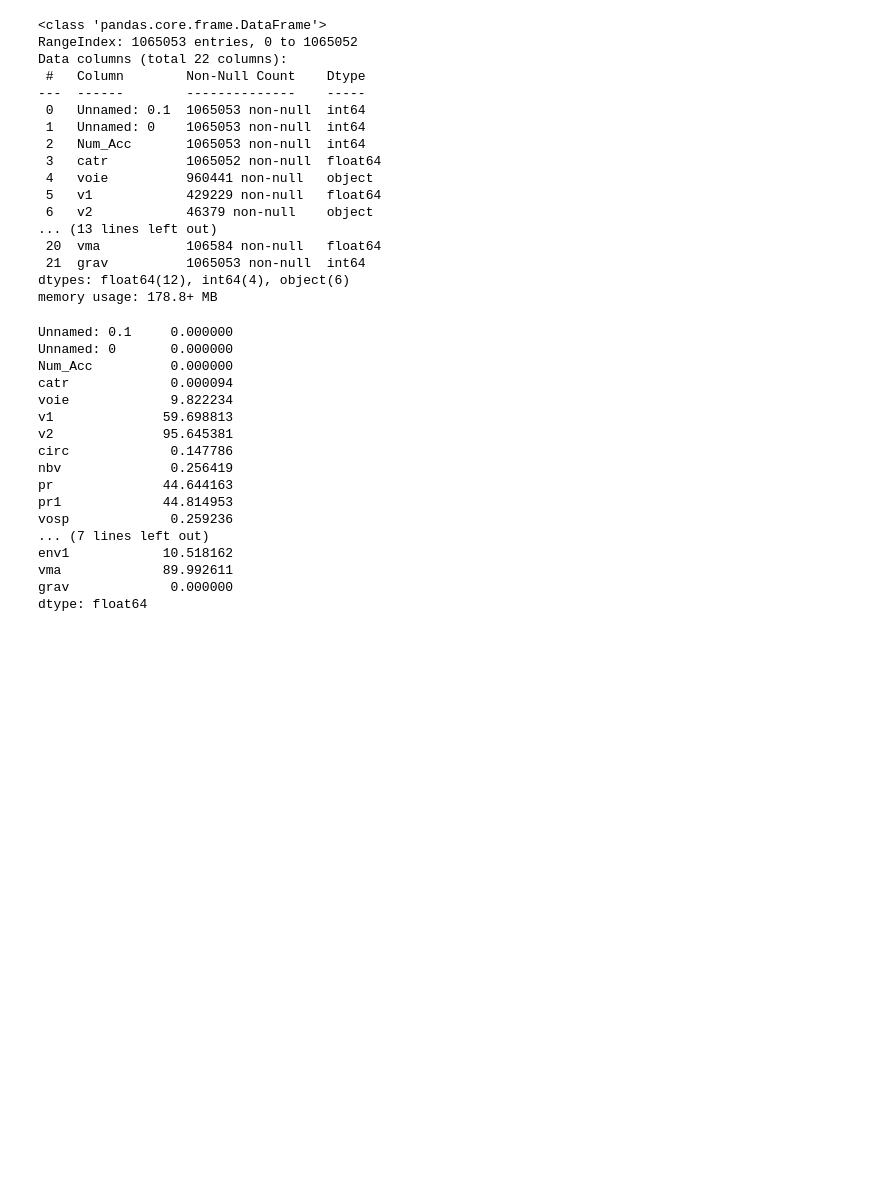
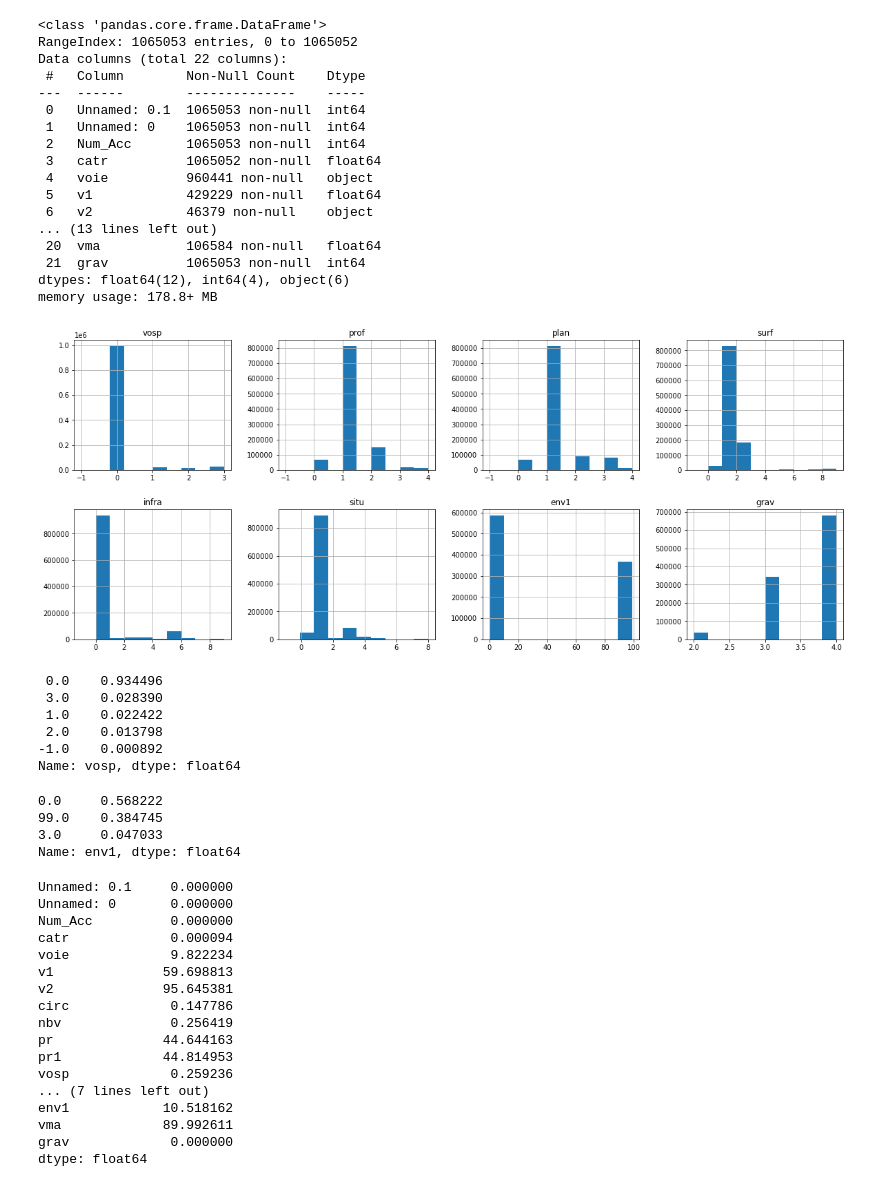
Before and after one commit to YacineHajjiDataScientist/20220814_dsProject, a Jupyter notebook: 20220821_projectDS.ipynb, the cells around one changed output. Cells and saved outputs as stored; diff of their text form; code cells hidden in the pictures; blank space fills up the shorter version.

```diff
--- a/20220821_projectDS.ipynb
+++ b/20220821_projectDS.ipynb
@@ -265,6 +225,27 @@ Data columns (total 22 columns):
  21  grav          1065053 non-null  int64
 dtypes: float64(12), int64(4), object(6)
 memory usage: 178.8+ MB
+# %%
+dfLieux[['vosp', 'prof', 'plan', 'surf', 'infra', 'situ', 'env1', 'grav']].hist(figsize=(20, 8), layout=(2, 4));
+# %% [output]
+[figure, added]
+# %%
+print(dfLieux.vosp.value_counts(normalize=True))
+# %% [output]
+ 0.0    0.934496
+ 3.0    0.028390
+ 1.0    0.022422
+ 2.0    0.013798
+-1.0    0.000892
+Name: vosp, dtype: float64
+# %%
+# Equilibre variables
+print(dfLieux.env1.value_counts(normalize=True))
+# %% [output]
+0.0     0.568222
+99.0    0.384745
+3.0     0.047033
+Name: env1, dtype: float64
 # %%
 ### Proportion of NA
 dfLieux.isnull().sum() * 100 / len(dfLieux)
```
Also changed, not shown: parts of 56 cells of this notebook.
